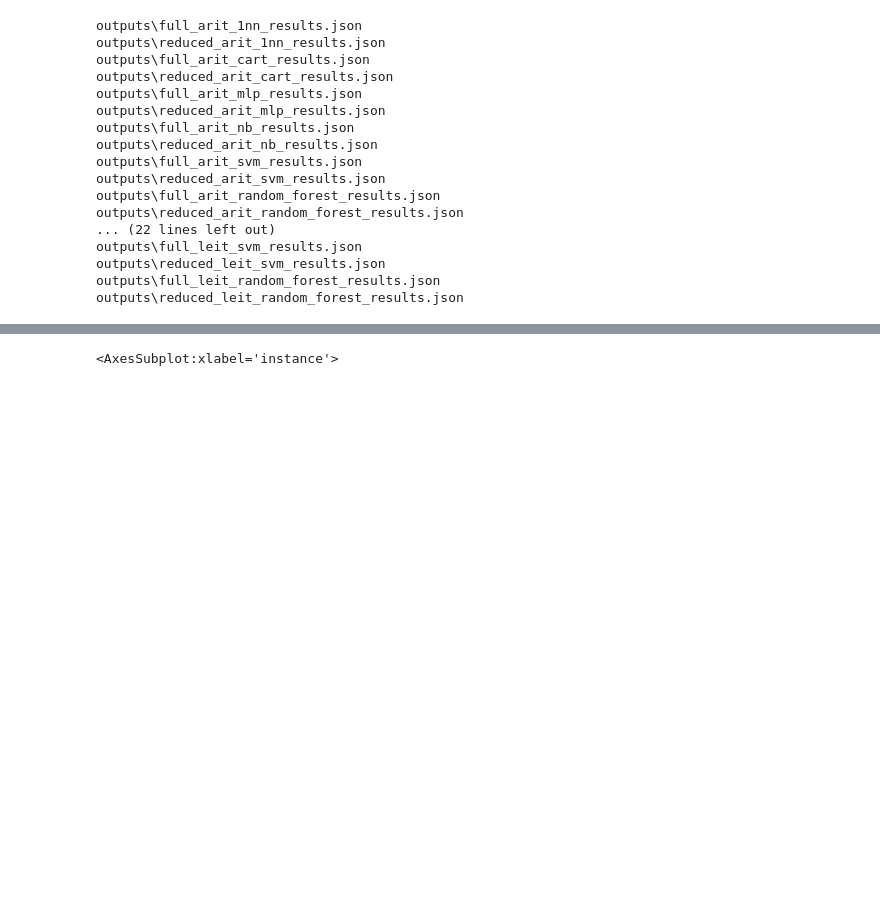
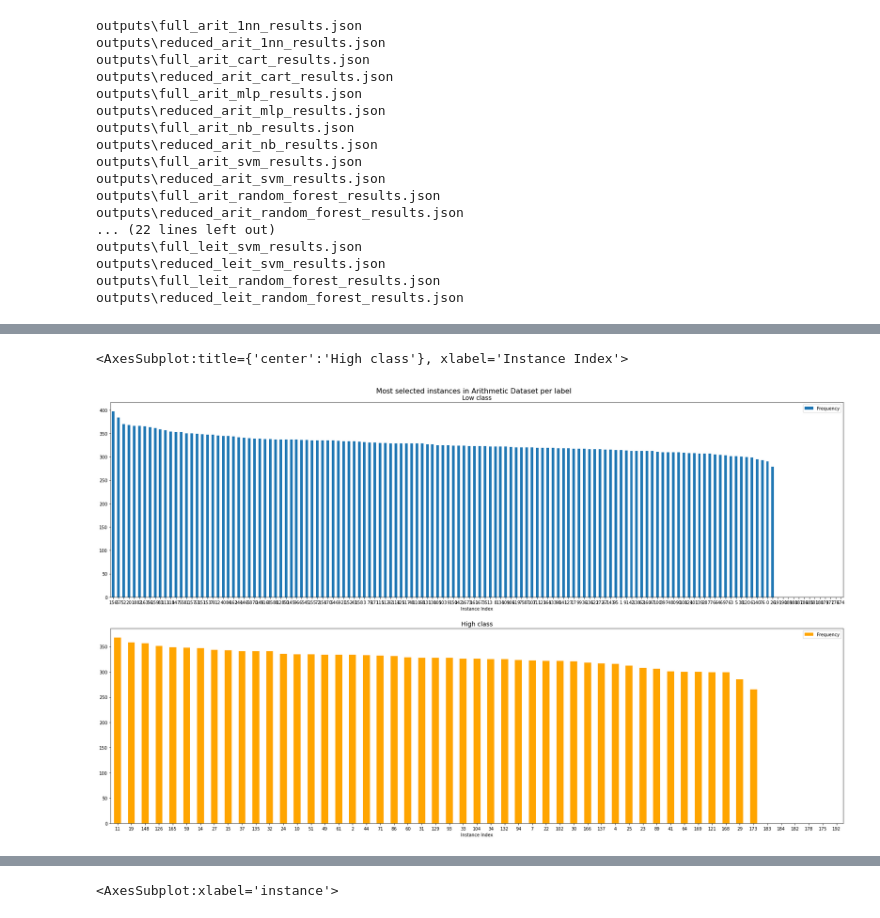
Before and after one commit to HenriqueHott/miloud-2013-ant-is, a Jupyter notebook: analytics.ipynb, the cells around one changed output, grey strips where cells are left out. Cells and saved outputs as stored; diff of their text form; code cells hidden in the pictures; blank space fills up the shorter version.

```diff
--- a/analytics.ipynb
+++ b/analytics.ipynb
@@ -125,0 +192,25 @@ selected_df_leit = count_selected_instance_freq(leit, df_leit_counter)
+# %%
+plt.rcParams['figure.figsize'] = (25, 15)
+fig, axes = plt.subplots(2)
+fig.tight_layout(pad=5.0)
+
+plt.suptitle(f'Most selected instances in Arithmetic Dataset per label', fontsize=16)
+
+arit_inf_selected = arit_inf_selected.rename(columns = {'instance': 'Instance Index', 'freq': 'Frequency'}, inplace = False)
+arit_sup_selected = arit_sup_selected.rename(columns = {'instance': 'Instance Index', 'freq': 'Frequency'}, inplace = False)
+esc_inf_selected = esc_inf_selected.rename(columns = {'instance': 'Instance Index', 'freq': 'Frequency'}, inplace = False)
+esc_sup_selected = esc_sup_selected.rename(columns = {'instance': 'Instance Index', 'freq': 'Frequency'}, inplace = False)
+leit_inf_selected = leit_inf_selected.rename(columns = {'instance': 'Instance Index', 'freq': 'Frequency'}, inplace = False)
+leit_sup_selected = leit_sup_selected.rename(columns = {'instance': 'Instance Index', 'freq': 'Frequency'}, inplace = False)
+
+axes[0].set_title('Low class', fontsize=14)
+top_inf_instances = round(len(arit_inf_selected) * 0.25)
+top_sup_instances = round(len(arit_sup_selected) * 0.25)
+arit_inf_selected.plot.bar(x='Instance Index', y='Frequency', ax=axes[0], rot=0)
+
+axes[1].set_title('High class', fontsize=14)
+top_sup_instances = round(len(arit_sup_selected) * 0.25)
+arit_sup_selected.plot.bar(x='Instance Index', y='Frequency', ax=axes[1], rot=0, color='orange')
+# %% [output]
+<AxesSubplot:title={'center':'High class'}, xlabel='Instance Index'>
+[figure, added]
```
Also changed, not shown: parts of 7 cells of this notebook, 1 other file.
